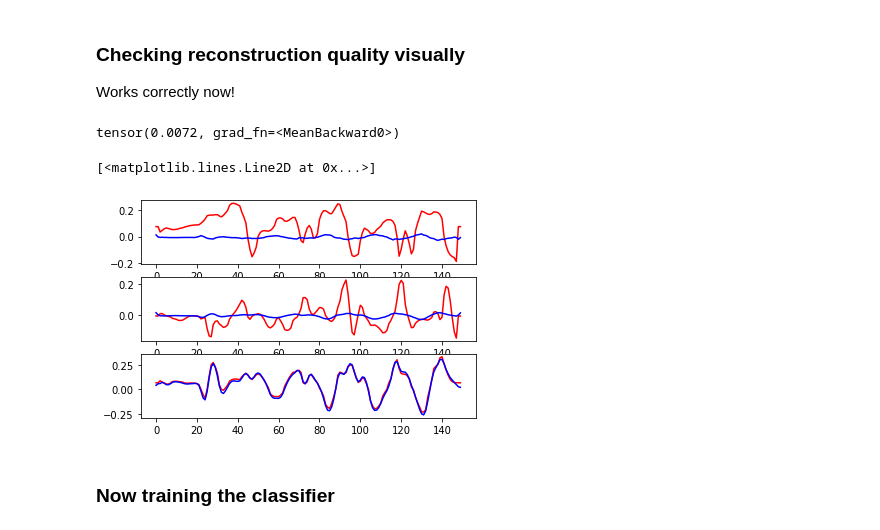
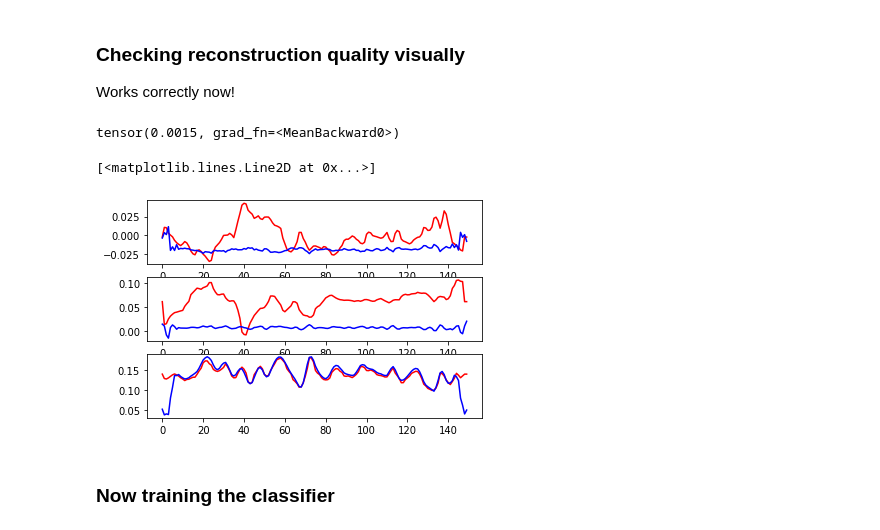
Before and after one commit to akshaykulkarni07/acc_expts, a Jupyter notebook: notebooks/archive/conv_autoencoder.ipynb, the cells around one changed output. Saved outputs shown, nothing was run; the diff lists cells and outputs as text; code cells hidden in the pictures.

Commit message:
Now training convolutional autoencoder model gives good reconstruction, but only in 1 axis, not in the other 2 axes. Need to correct that.

```diff
--- a/notebooks/archive/conv_autoencoder.ipynb
+++ b/notebooks/archive/conv_autoencoder.ipynb
@@ -20,8 +20,11 @@ print(torch.__version__)
 reqd_len = 150
 channels = 3
 class IMUDataset(Dataset):
-    def __init__(self, transform = None):
-        self.df = pd.read_csv('../../data/train.csv', header = None)
+    def __init__(self, mode = 'test', transform = None):
+        if mode == 'train' :
+            self.df = pd.read_csv('../../data/train.csv', header = None)
+        elif mode == 'test' :
+            self.df = pd.read_csv('../../data/test.csv', header = None)
         self.transform = transform
         print(self.df.shape)
 
@@ -34,6 +37,7 @@ class IMUDataset(Dataset):
         assert(x.shape == (reqd_len, channels))
         return x
 
-dataset = IMUDataset()
+train_dataset = IMUDataset(mode = 'train')
+test_dataset = IMUDataset(mode = 'test')
 # %% [output]
 (128100, 8)
@@ -40,9 +45,11 @@ dataset = IMUDataset()
 # %%
 batch_size = 8
-train_indices = [(i * reqd_len) for i in range(len(dataset) // reqd_len)]
+train_indices = [(i * reqd_len) for i in range(len(train_dataset) // reqd_len)]
+test_indices = [(i * reqd_len) for i in range(len(test_dataset) // reqd_len)]
 
-trainloader = DataLoader(dataset, batch_size = batch_size, sampler = SubsetRandomSampler(train_indices), drop_last = True)
-trainloader2 = DataLoader(dataset, batch_size = 1, sampler = SubsetRandomSampler(train_indices), drop_last = True)
+trainloader = DataLoader(train_dataset, batch_size = batch_size, sampler = SubsetRandomSampler(train_indices), drop_last = True)
+trainloader2 = DataLoader(train_dataset, batch_size = 1, sampler = SubsetRandomSampler(train_indices), drop_last = True)
+testloader2 = DataLoader(test_dataset, batch_size = 1, sampler = SubsetRandomSampler(test_indices), drop_last = True)
 # %%
 signal = next(iter(trainloader2))
 print(signal.shape)
@@ -66,19 +73,18 @@ class AutoEncoder(nn.Module) :
         super(AutoEncoder, self).__init__()
         # defining layers
         self.encoder = nn.Sequential(
-            nn.Conv1d(in_channels = 3, out_channels = 2, kernel_size = 3),
+            nn.Conv1d(in_channels = 3, out_channels = 2, kernel_size = 5),
             nn.Tanh(),
-            nn.Conv1d(in_channels = 2, out_channels = 1, kernel_size = 3),
+            nn.Conv1d(in_channels = 2, out_channels = 1, kernel_size = 5),
             nn.Tanh()
         )
         self.decoder = nn.Sequential(
-            nn.ConvTranspose1d(in_channels = 1, out_channels = 2, kernel_size = 3),
+            nn.ConvTranspose1d(in_channels = 1, out_channels = 2, kernel_size = 5),
             nn.Tanh(),
-            nn.ConvTranspose1d(in_channels = 2, out_channels = 3, kernel_size = 3),
-            nn.Tanh()
+            nn.ConvTranspose1d(in_channels = 2, out_channels = 3, kernel_size = 5)
         )
         self.classifier = nn.Sequential(
-            nn.Linear(146, 128),
+            nn.Linear(142, 128),
             nn.ReLU(),
             nn.Linear(128, 64),
             nn.ReLU(),
@@ -93,7 +99,7 @@ class AutoEncoder(nn.Module) :
         if encode and not classify:
             return features
         elif not encode and classify :
-            features = features.view(-1, 146)
+            features = features.view(-1, 142)
             return self.classifier(features)
         else :
             return self.decoder(features)
@@ -195,29 +204,29 @@ Parameter containing:
 Works correctly now!
 # %%
 Net = AutoEncoder()
-Net.load_state_dict(torch.load('../../saved_models/autoencoder4.pt'))
+Net.load_state_dict(torch.load('../../saved_models/autoencoder6.pt'))
 Net = Net.eval()
 # %%
-x = next(iter(trainloader2))
+x = next(iter(testloader2))
 y = Net.forward(x.float())
 loss = criterion(torch.transpose(x, 1, 2).float(), y)
 
 x = torch.transpose(x, 1, 2)
 x = x.detach().numpy()
 y = y.detach().numpy()
 
 fig, ax = plt.subplots(3, 1)
 ax[0].plot(x[0][0], 'r')
 ax[0].plot(y[0][0], 'b')
 print(loss)
 ax[1].plot(x[0][1], 'r')
 ax[1].plot(y[0][1], 'b')
 ax[2].plot(x[0][2], 'r')
 ax[2].plot(y[0][2], 'b')
 # %% [output]
-tensor(0.0072, grad_fn=<MeanBackward0>)
+tensor(0.0015, grad_fn=<MeanBackward0>)
 [<matplotlib.lines.Line2D at 0x...>]
-[figure, old version]
+[figure, new version]
 # %% [markdown]
 ### Now training the classifier
 # %%
```
Also changed, not shown: parts of 6 cells of this notebook, 2 other files.
